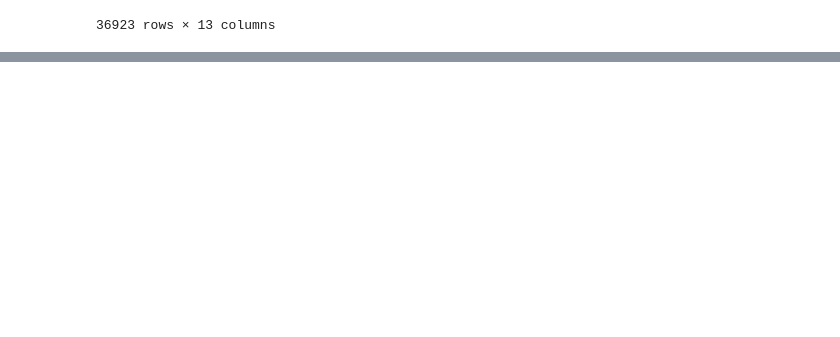
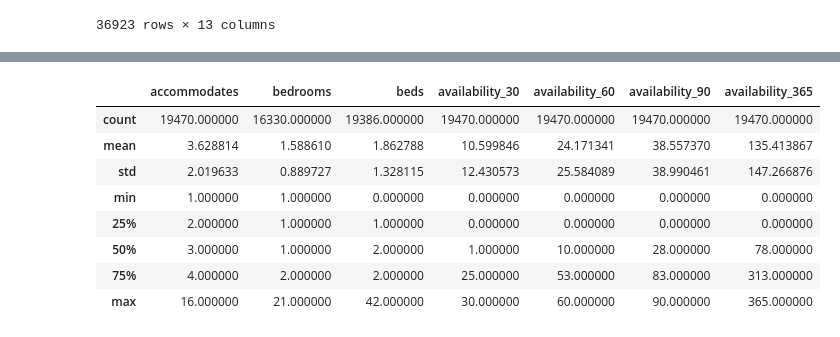
Before and after one commit to tjkim614/airbnb_nyc_dec_2020, a Jupyter notebook: Untitled.ipynb, the cells around one changed output, grey strips where cells are left out. Cells and saved outputs as stored; diff of their text form; code cells hidden in the pictures; blank space fills up the shorter version.

```diff
--- a/Untitled.ipynb
+++ b/Untitled.ipynb
@@ -174,0 +199,12 @@ filtered_listings_1
+# %%
+filtered_listings_1.loc[filtered_listings_1['room_type'] == 'Entire home/apt'].describe()
+# %% [output]
+|  | accommodates | bedrooms | beds | availability_30 | availability_60 | availability_90 | availability_365 |
+| count | 19470.000000 | 16330.000000 | 19386.000000 | 19470.000000 | 19470.000000 | 19470.000000 | 19470.000000 |
+| mean | 3.628814 | 1.588610 | 1.862788 | 10.599846 | 24.171341 | 38.557370 | 135.413867 |
+| std | 2.019633 | 0.889727 | 1.328115 | 12.430573 | 25.584089 | 38.990461 | 147.266876 |
+| min | 1.000000 | 1.000000 | 0.000000 | 0.000000 | 0.000000 | 0.000000 | 0.000000 |
+| 25% | 2.000000 | 1.000000 | 1.000000 | 0.000000 | 0.000000 | 0.000000 | 0.000000 |
+| 50% | 3.000000 | 1.000000 | 2.000000 | 1.000000 | 10.000000 | 28.000000 | 78.000000 |
+| 75% | 4.000000 | 2.000000 | 2.000000 | 25.000000 | 53.000000 | 83.000000 | 313.000000 |
+| max | 16.000000 | 21.000000 | 42.000000 | 30.000000 | 60.000000 | 90.000000 | 365.000000 |
```
Also changed, not shown: parts of 3 cells of this notebook.
